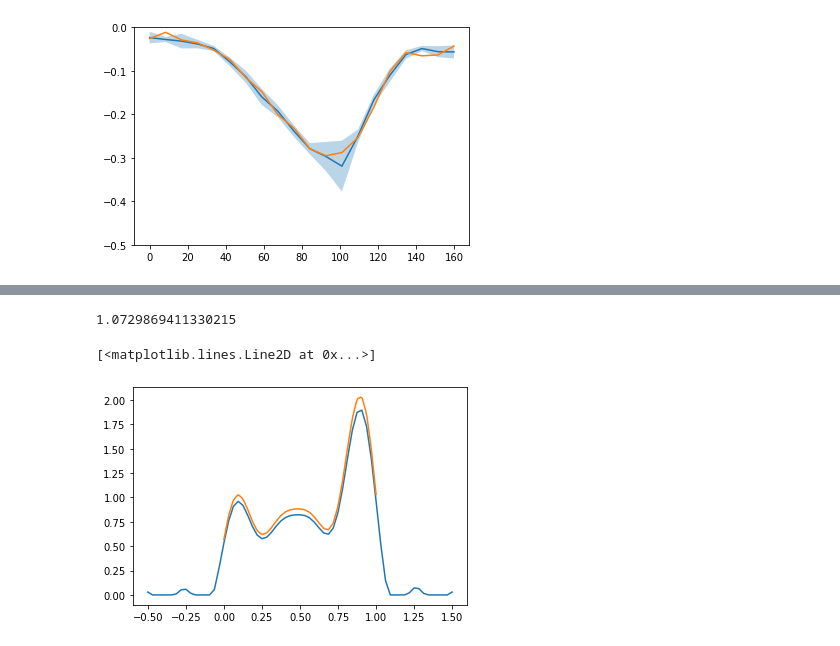
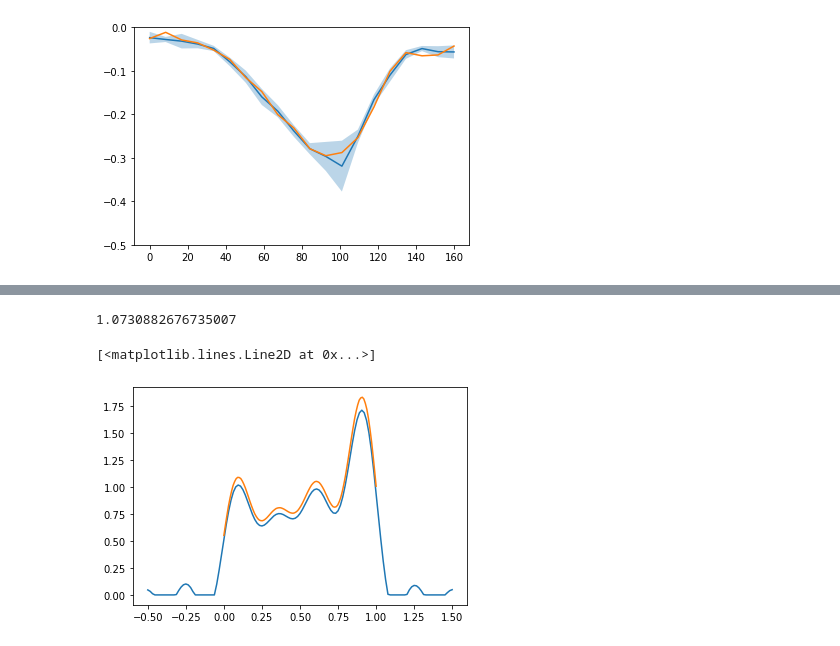
Before and after one commit to onkenlab/CopulaGP, a Jupyter notebook: MIFI.ipynb, the cells around one changed output, grey strips where cells are left out. Saved outputs shown, nothing was run; the diff lists cells and outputs as text; code cells hidden in the pictures.

```diff
--- a/MIFI.ipynb
+++ b/MIFI.ipynb
@@ -251,27 +218,27 @@ plt.hist(np.random.choice(X.flatten(),100),density=True,alpha=0.3)
 # %%
 from fastkde import fastKDE
 
-subset_X = np.random.choice(X.flatten(),1000)
+subset_X = np.random.choice(X.flatten(),500)
 
 cOfX,axis = fastKDE.pdf(subset_X);
 
 plt.plot(axis,cOfX)
 
 def transform_point(x):
     f_x = np.sum(axis<x)
     wx = np.abs((axis[f_x]-x)/(axis[f_x]-axis[f_x-1]))
     return (1-wx)*cOfX[f_x] + wx*cOfX[f_x-1]
 
 x = np.linspace(0,1,100)
 y = np.array([transform_point(i) for i in x])
 k = len(x)/y.sum()
 print(k)
 y = y*k
 plt.plot(x,y)
 # %% [output]
-1.0729869411330215
+1.0730882676735007
 [<matplotlib.lines.Line2D at 0x...>]
-[figure, old version]
+[figure, new version]
 # %%
 subset_X = np.sort(subset_X)
 model = get_model(n1, n2, data[n1+5,n2+5][0], torch.device('cpu'))
```
Also changed, not shown: parts of 9 cells of this notebook.
